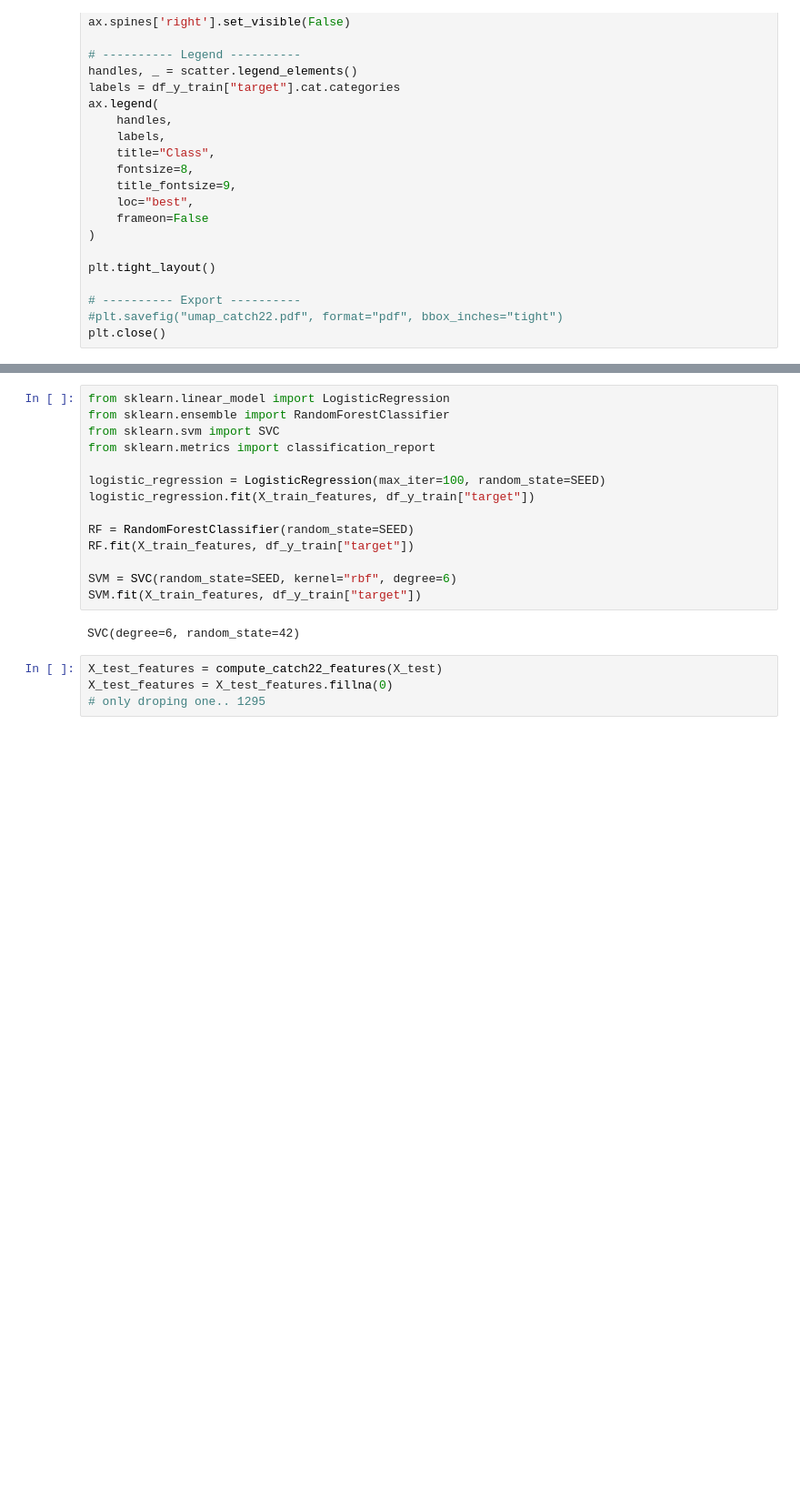
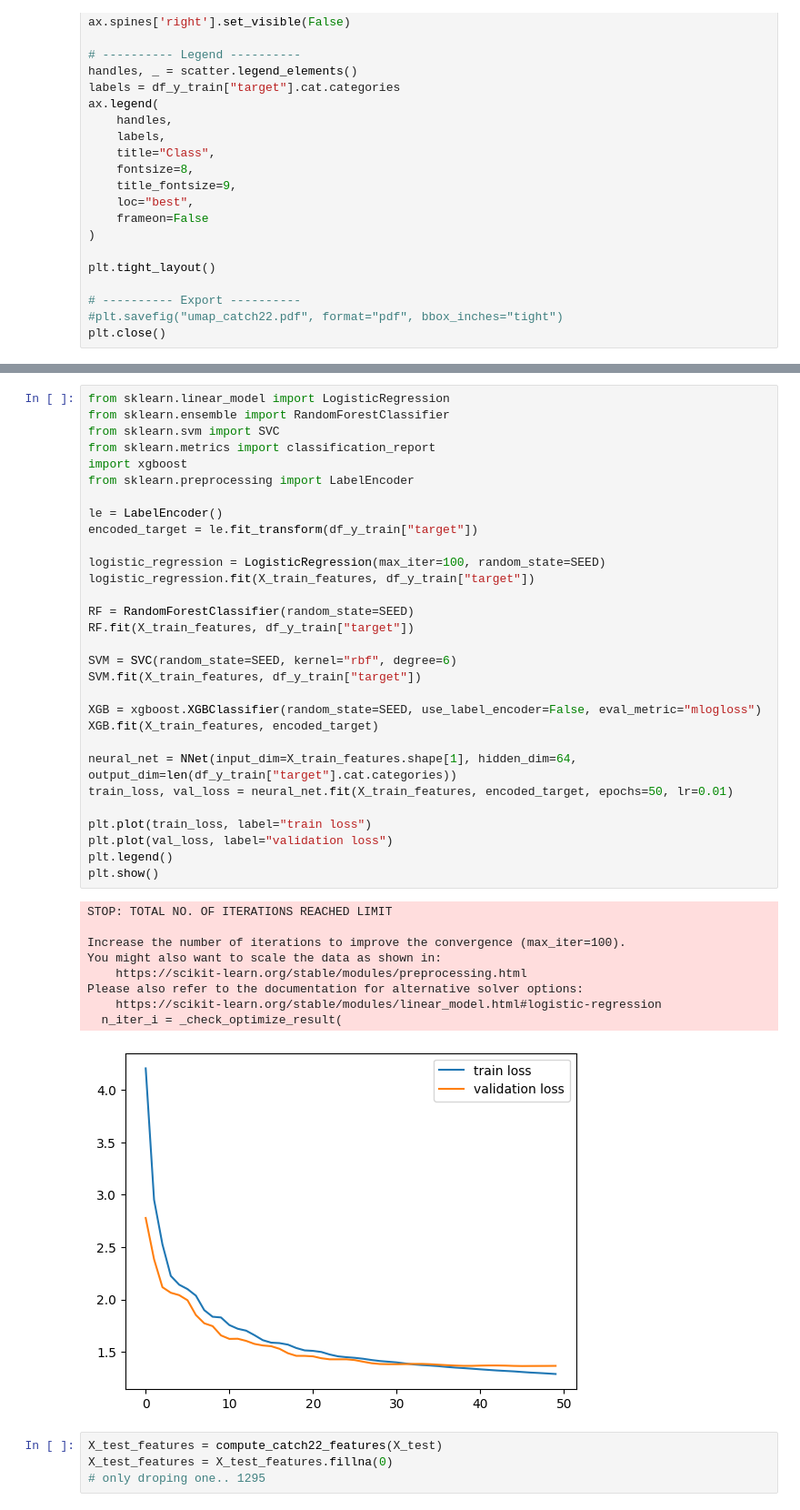
Before and after one commit to adam-elbernoussi/DL-for-TS, a Jupyter notebook: Baseline_first_model.ipynb, the cells around one changed output, grey strips where cells are left out. Shown at 91% size. Drawn from its saved outputs; the diff is of its cells as text; blank space fills up the shorter version.

Commit message:
adding neural net test and begin to fine-tune

```diff
--- a/Baseline_first_model.ipynb
+++ b/Baseline_first_model.ipynb
@@ -327,19 +395,43 @@ plt.close()
 # %%
 from sklearn.linear_model import LogisticRegression
 from sklearn.ensemble import RandomForestClassifier
 from sklearn.svm import SVC
 from sklearn.metrics import classification_report
+import xgboost
+from sklearn.preprocessing import LabelEncoder
+
+le = LabelEncoder()
+encoded_target = le.fit_transform(df_y_train["target"])
 
 logistic_regression = LogisticRegression(max_iter=100, random_state=SEED)
 logistic_regression.fit(X_train_features, df_y_train["target"])
 
 RF = RandomForestClassifier(random_state=SEED)
 RF.fit(X_train_features, df_y_train["target"])
 
 SVM = SVC(random_state=SEED, kernel="rbf", degree=6)
 SVM.fit(X_train_features, df_y_train["target"])
+
+XGB = xgboost.XGBClassifier(random_state=SEED, use_label_encoder=False, eval_metric="mlogloss")
+XGB.fit(X_train_features, encoded_target)
+
+neural_net = NNet(input_dim=X_train_features.shape[1], hidden_dim=64, output_dim=len(df_y_train["target"].cat.categories))
+train_loss, val_loss = neural_net.fit(X_train_features, encoded_target, epochs=50, lr=0.01)
+
+plt.plot(train_loss, label="train loss")
+plt.plot(val_loss, label="validation loss")
+plt.legend()
+plt.show()
 # %% [output]
-SVC(degree=6, random_state=42)
+STOP: TOTAL NO. OF ITERATIONS REACHED LIMIT
+
+Increase the number of iterations to improve the convergence (max_iter=100).
+You might also want to scale the data as shown in:
+    https://scikit-learn.org/stable/modules/preprocessing.html
+Please also refer to the documentation for alternative solver options:
+    https://scikit-learn.org/stable/modules/linear_model.html#logistic-regression
+  n_iter_i = _check_optimize_result(
+[figure, added]
 # %%
 X_test_features = compute_catch22_features(X_test)
 X_test_features = X_test_features.fillna(0)
```
Also changed, not shown: parts of 6 cells of this notebook.
